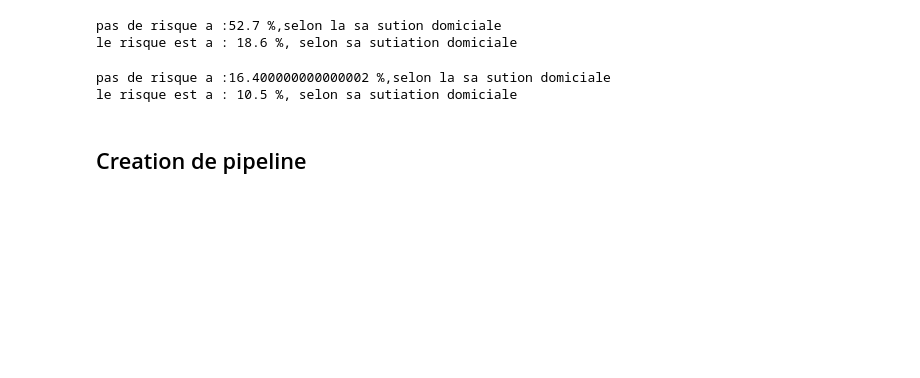
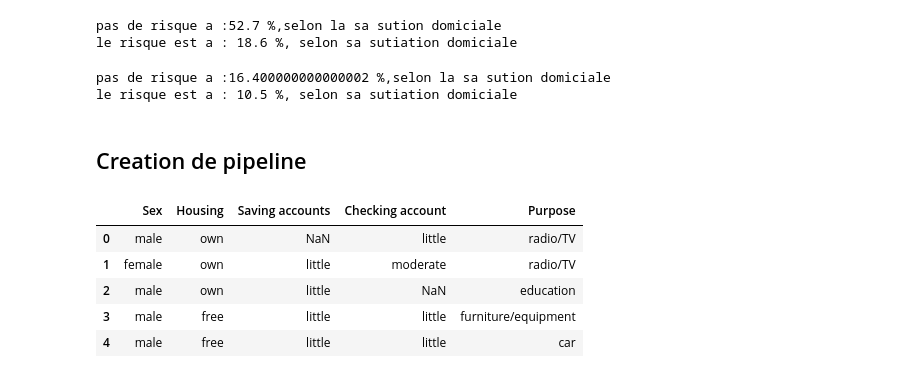
Before and after one commit to toutenergie/ChanllageDataBeez, a Jupyter notebook: Challenge.ipynb, the cells around one changed output. Cells and saved outputs as stored; diff of their text form; code cells hidden in the pictures; blank space fills up the shorter version.

```diff
--- a/Challenge.ipynb
+++ b/Challenge.ipynb
@@ -109,3 +162,13 @@ pas de risque a :16.400000000000002 %,selon la sa sution domiciale
 le risque est a : 10.5 %, selon sa sutiation domiciale
 # %% [markdown]
 ## Creation de pipeline
+# %%
+Variables_categoriques = Variables_categoriques.drop('Risk',axis=1)
+Variables_categoriques.head()
+# %% [output]
+|  | Sex | Housing | Saving accounts | Checking account | Purpose |
+| 0 | male | own | NaN | little | radio/TV |
+| 1 | female | own | little | moderate | radio/TV |
+| 2 | male | own | little | NaN | education |
+| 3 | male | free | little | little | furniture/equipment |
+| 4 | male | free | little | little | car |
```
Also changed, not shown: parts of 11 cells of this notebook.
